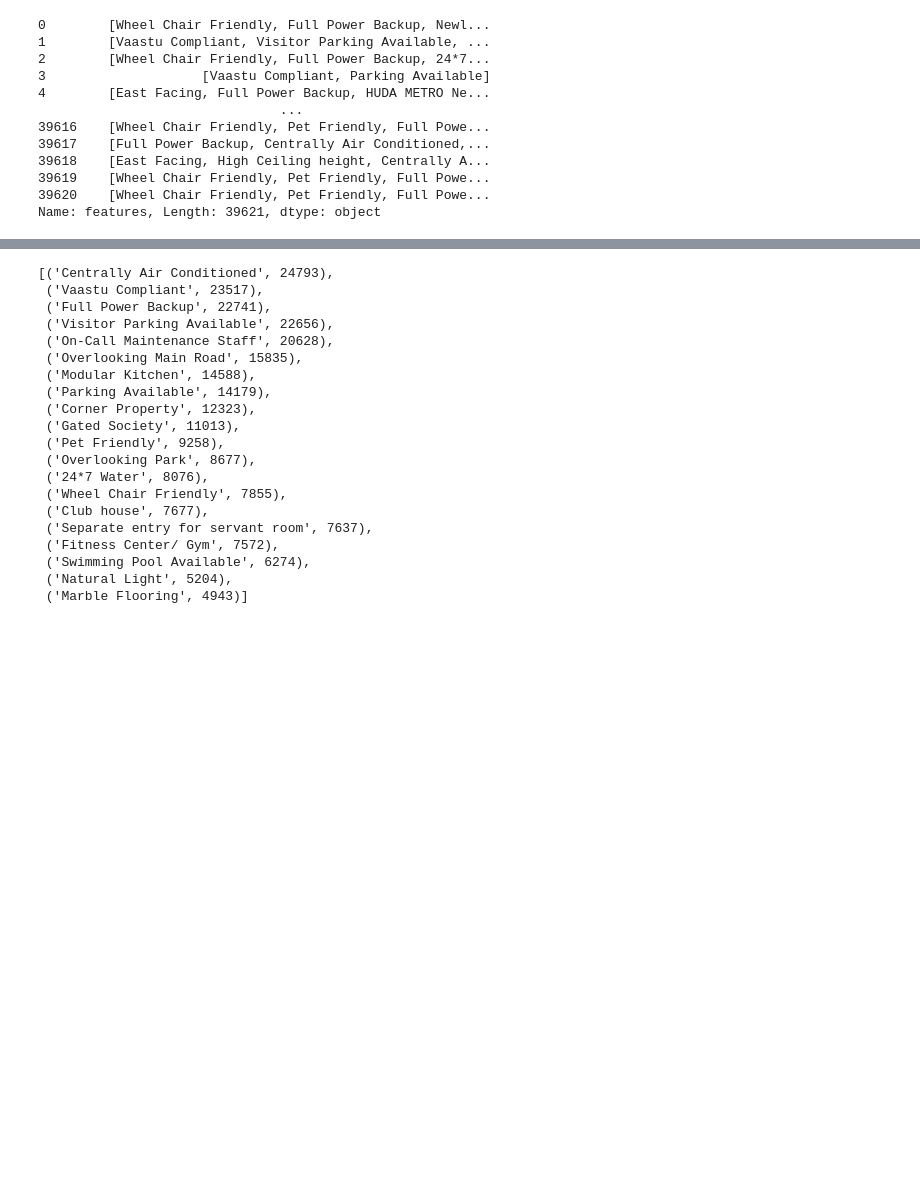
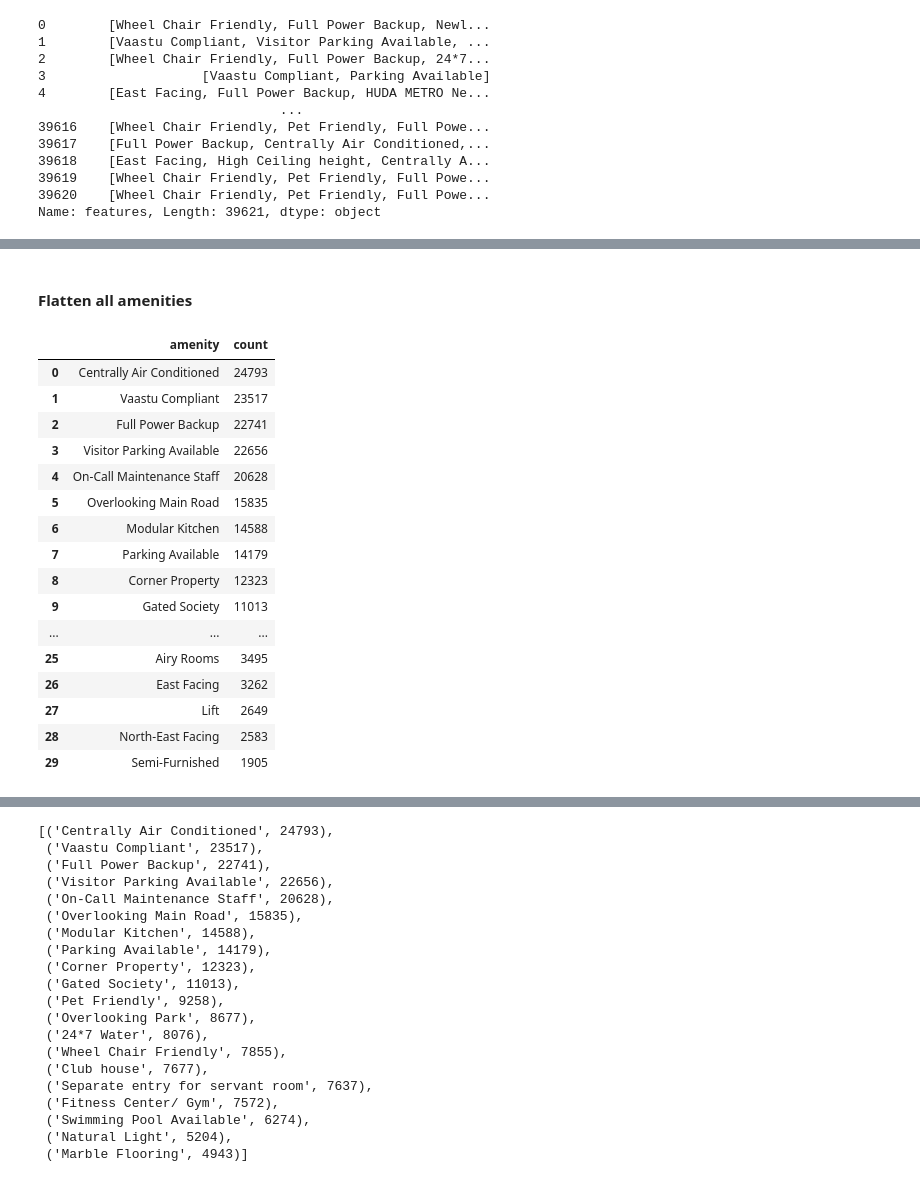
Before and after one commit to Jaygit1729/PropNavigator-Real-Estate-ML, a Jupyter notebook: notebooks/feature_engineering/fe.ipynb, the cells around one changed output, grey strips where cells are left out. Cells and saved outputs as stored; diff of their text form; code cells hidden in the pictures; blank space fills up the shorter version.

```diff
--- a/notebooks/feature_engineering/fe.ipynb
+++ b/notebooks/feature_engineering/fe.ipynb
@@ -813,0 +986,18 @@ Name: features, Length: 39621, dtype: object
+# %%
+AMENITY_FLAGS = {
+    'has_ac':           'centrally air conditioned',
+    'has_power_backup': 'power backup',
+    'has_gym':          'gym',
+    'has_pool':         'swimming pool',
+    'has_club':         'club',
+    'has_lift':         'lift',
+    'has_servant_room': 'servant',
+    'is_gated':         'gated',
+}
+
+for col, kw in AMENITY_FLAGS.items():
+    hits = {a: n for a, n in counts.items() if kw in a.lower()}
+    print(f'\n{col}   keyword={kw!r}   matches {len(hits)} distinct strings')
+    for a, n in sorted(hits.items(), key=lambda x: -x[1]):
+        tag = '  <-- FALSE POSITIVE' if ('nearby' in a.lower() or 'within' in a.lower()) else ''
+        print(f'    {a[:45]:45s} {n:6d}{tag}')
@@ -813,0 +1022,8 @@ Name: features, Length: 39621, dtype: object
+# %%
+for col, kw in AMENITY_FLAGS.items():
+    fe_df[col] = features_list.apply(lambda lst: int(any(kw in a.lower() for a in lst)))
+
+print(fe_df[list(AMENITY_FLAGS)].sum().to_string())
+print()
+print('false positives from has_club:',
+      sum(n for a, n in counts.items() if 'club' in a.lower() and 'club house' not in a.lower()))
@@ -813,0 +1041,34 @@ Name: features, Length: 39621, dtype: object
+# %% [markdown]
+#### Flatten all amenities
+# %%
+all_amenities = []
+
+for amenities in fe_df["features_list"]:
+    all_amenities.extend(amenities)
+
+amenity_counts = (
+    pd.Series(all_amenities)
+    .value_counts()
+    .rename_axis("amenity")
+    .reset_index(name="count")
+)
+
+amenity_counts.head(30)
+# %% [output]
+|  | amenity | count |
+| 0 | Centrally Air Conditioned | 24793 |
+| 1 | Vaastu Compliant | 23517 |
+| 2 | Full Power Backup | 22741 |
+| 3 | Visitor Parking Available | 22656 |
+| 4 | On-Call Maintenance Staff | 20628 |
+| 5 | Overlooking Main Road | 15835 |
+| 6 | Modular Kitchen | 14588 |
+| 7 | Parking Available | 14179 |
+| 8 | Corner Property | 12323 |
+| 9 | Gated Society | 11013 |
+| ... | ... | ... |
+| 25 | Airy Rooms | 3495 |
+| 26 | East Facing | 3262 |
+| 27 | Lift | 2649 |
+| 28 | North-East Facing | 2583 |
+| 29 | Semi-Furnished | 1905 |
```
Also changed, not shown: parts of 34 cells of this notebook, 9 other files.
